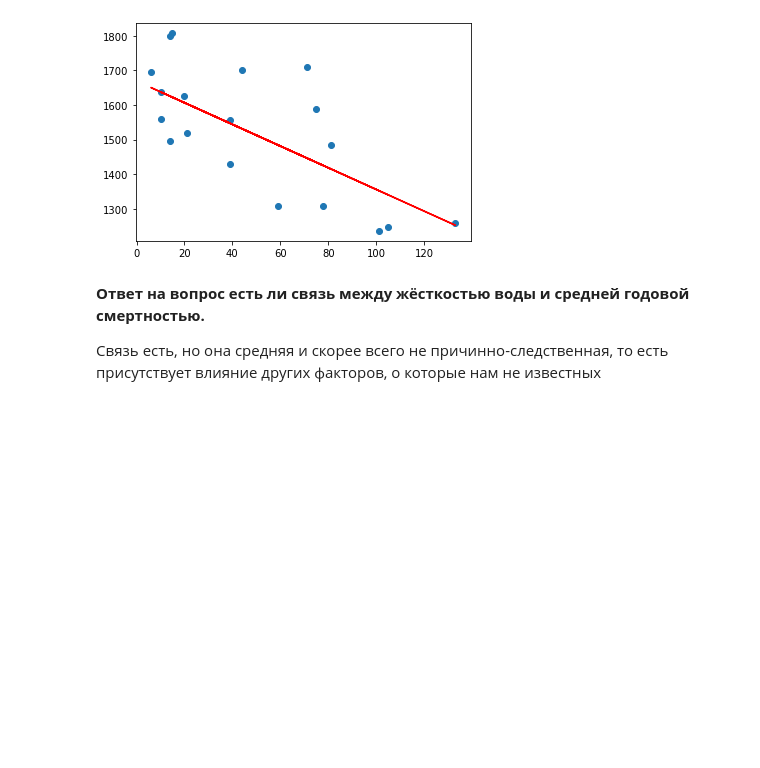
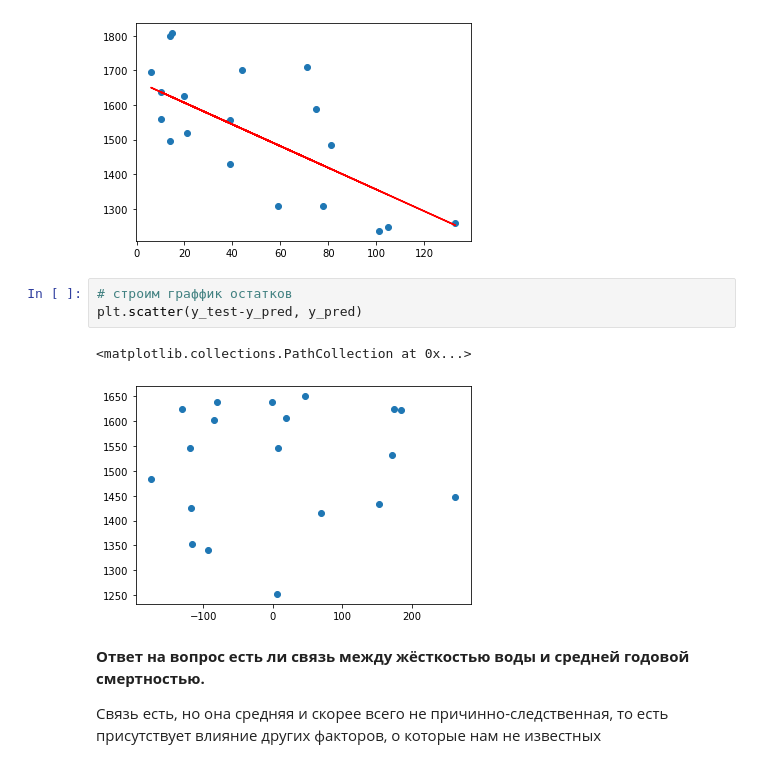
Before and after one commit to antonpavlovskyi/pyda_homeworks, a Jupyter notebook: corr_regr/hw_corr_regr.ipynb, the cells around one changed output. Drawn from its saved outputs; the diff is of its cells as text; blank space fills up the shorter version.

```diff
--- a/corr_regr/hw_corr_regr.ipynb
+++ b/corr_regr/hw_corr_regr.ipynb
@@ -116,6 +116,12 @@ plt.plot(X_test, y_pred, c='r')
 # %% [output]
 [<matplotlib.lines.Line2D at 0x...>]
 [figure]
+# %%
+# строим граффик остатков
+plt.scatter(y_test-y_pred, y_pred)
+# %% [output]
+<matplotlib.collections.PathCollection at 0x...>
+[figure, added]
 # %% [markdown]
 **Ответ на вопрос есть ли связь между жёсткостью воды и средней годовой смертностью.**
 
```
Also changed, not shown: parts of 3 cells of this notebook.
